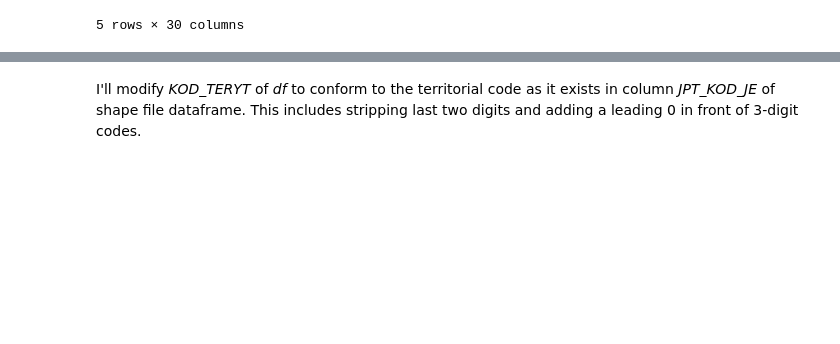
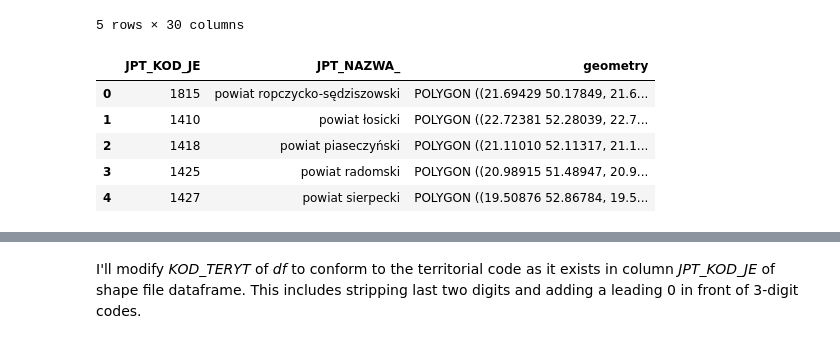
Before and after one commit to kurkowskiad/Data-visualisation, a Jupyter notebook: Parliamentary Elections Poland 2019/notebooks/parliamentary elections 2019.ipynb, the cells around one changed output, grey strips where cells are left out. Cells and saved outputs as stored; diff of their text form; code cells hidden in the pictures; blank space fills up the shorter version.

```diff
--- a/Parliamentary Elections Poland 2019/notebooks/parliamentary elections 2019.ipynb
+++ b/Parliamentary Elections Poland 2019/notebooks/parliamentary elections 2019.ipynb
@@ -68,3 +68,14 @@ powiat_df.head()
 | 3 | POW | 1425 | powiat radomski | NaN | 13409 | 2012-09-26 | NaN | 2012-09-26 | NaN | ... |
 | 4 | POW | 1427 | powiat sierpecki | NaN | 13409 | 2012-09-26 | NaN | 2012-09-26 | NaN | ... |
 5 rows × 30 columns
+# %%
+powiat_df = powiat_df[['JPT_KOD_JE','JPT_NAZWA_', 'geometry']]
+powiat_df.head()
+#woj_df = woj_df[[]]
+# %% [output]
+|  | JPT_KOD_JE | JPT_NAZWA_ | geometry |
+| 0 | 1815 | powiat ropczycko-sędziszowski | POLYGON ((21.69429 50.17849, 21.6... |
+| 1 | 1410 | powiat łosicki | POLYGON ((22.72381 52.28039, 22.7... |
+| 2 | 1418 | powiat piaseczyński | POLYGON ((21.11010 52.11317, 21.1... |
+| 3 | 1425 | powiat radomski | POLYGON ((20.98915 51.48947, 20.9... |
+| 4 | 1427 | powiat sierpecki | POLYGON ((19.50876 52.86784, 19.5... |
```
Also changed, not shown: parts of 3 cells of this notebook, 20 other files.
